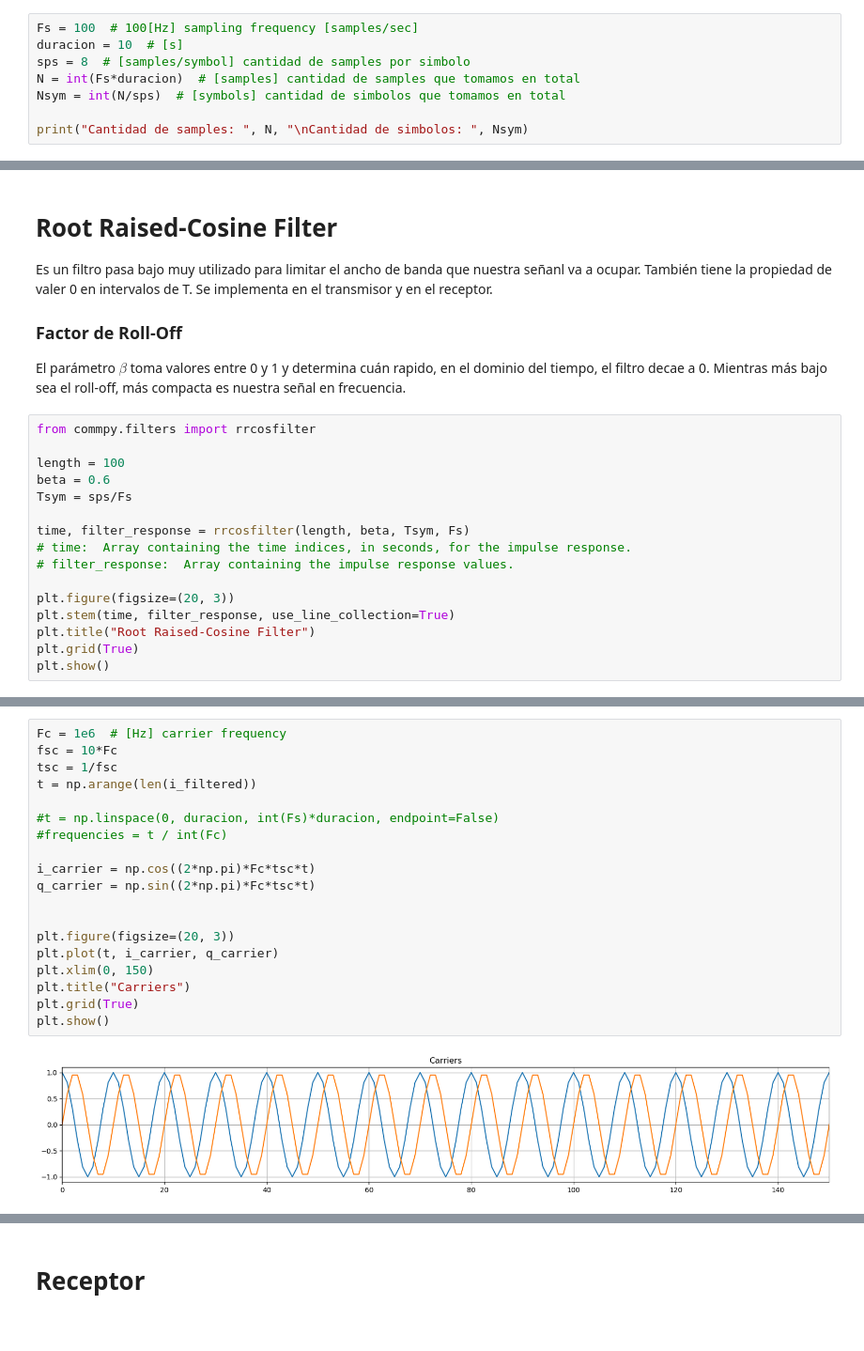
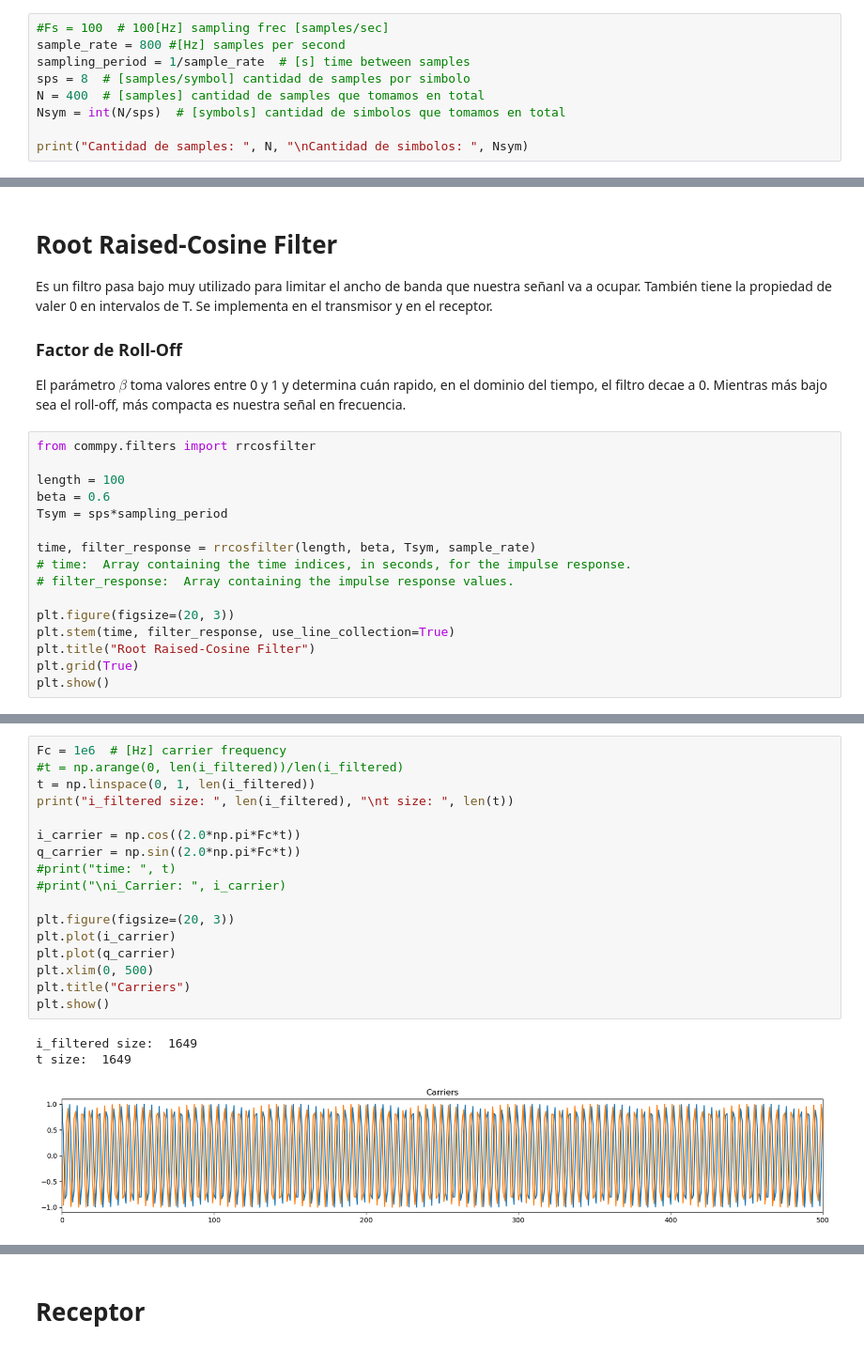
Before and after one commit to sofia-am/QPSK-8PSK-Simulation, a Jupyter notebook: notebook/QPSKmodem.ipynb, the cells around one changed output, grey strips where cells are left out. Shown at 94% size. Saved outputs shown, nothing was run; the diff lists cells and outputs as text.

Commit message:
feat: add colors & modify time vector

```diff
--- a/notebook/QPSKmodem.ipynb
+++ b/notebook/QPSKmodem.ipynb
@@ -35,10 +35,11 @@ def awgn(s,SNRdB,L=1):
 # %% [markdown]
 # Transmisor
 # %%
-Fs = 100  # 100[Hz] sampling frequency [samples/sec]
-duracion = 10  # [s]
+#Fs = 100  # 100[Hz] sampling frec [samples/sec]
+sample_rate = 800 #[Hz] samples per second
+sampling_period = 1/sample_rate  # [s] time between samples
 sps = 8  # [samples/symbol] cantidad de samples por simbolo
-N = int(Fs*duracion)  # [samples] cantidad de samples que tomamos en total
+N = 400  # [samples] cantidad de samples que tomamos en total
 Nsym = int(N/sps)  # [symbols] cantidad de simbolos que tomamos en total
 
 print("Cantidad de samples: ", N, "\nCantidad de simbolos: ", Nsym)
@@ -119,9 +120,9 @@ from commpy.filters import rrcosfilter
 
 length = 100
 beta = 0.6
-Tsym = sps/Fs
+Tsym = sps*sampling_period
 
-time, filter_response = rrcosfilter(length, beta, Tsym, Fs)
+time, filter_response = rrcosfilter(length, beta, Tsym, sample_rate)
 # time:  Array containing the time indices, in seconds, for the impulse response.
 # filter_response:  Array containing the impulse response values.
 
@@ -166,24 +167,24 @@ plt.show()
 # %%
 Fc = 1e6  # [Hz] carrier frequency
-fsc = 10*Fc
-tsc = 1/fsc
-t = np.arange(len(i_filtered))
+#t = np.arange(0, len(i_filtered))/len(i_filtered)
+t = np.linspace(0, 1, len(i_filtered))
+print("i_filtered size: ", len(i_filtered), "\nt size: ", len(t))
 
-#t = np.linspace(0, duracion, int(Fs)*duracion, endpoint=False)
-#frequencies = t / int(Fc)
-
-i_carrier = np.cos((2*np.pi)*Fc*tsc*t)
-q_carrier = np.sin((2*np.pi)*Fc*tsc*t)
-
+i_carrier = np.cos((2.0*np.pi*Fc*t))
+q_carrier = np.sin((2.0*np.pi*Fc*t))
+#print("time: ", t)
+#print("\ni_Carrier: ", i_carrier)
 
 plt.figure(figsize=(20, 3))
-plt.plot(t, i_carrier, q_carrier)
-plt.xlim(0, 150)
+plt.plot(i_carrier)
+plt.plot(q_carrier)
+plt.xlim(0, 500)
 plt.title("Carriers")
-plt.grid(True)
 plt.show()
 # %% [output]
+i_filtered size:  1649
+t size:  1649
-[figure, old version]
+[figure, new version]
 # %%
 q_modulated = q_filtered * q_carrier
 i_modulated = i_filtered * i_carrier
```
Also changed, not shown: parts of 13 cells of this notebook, 1 other file.
